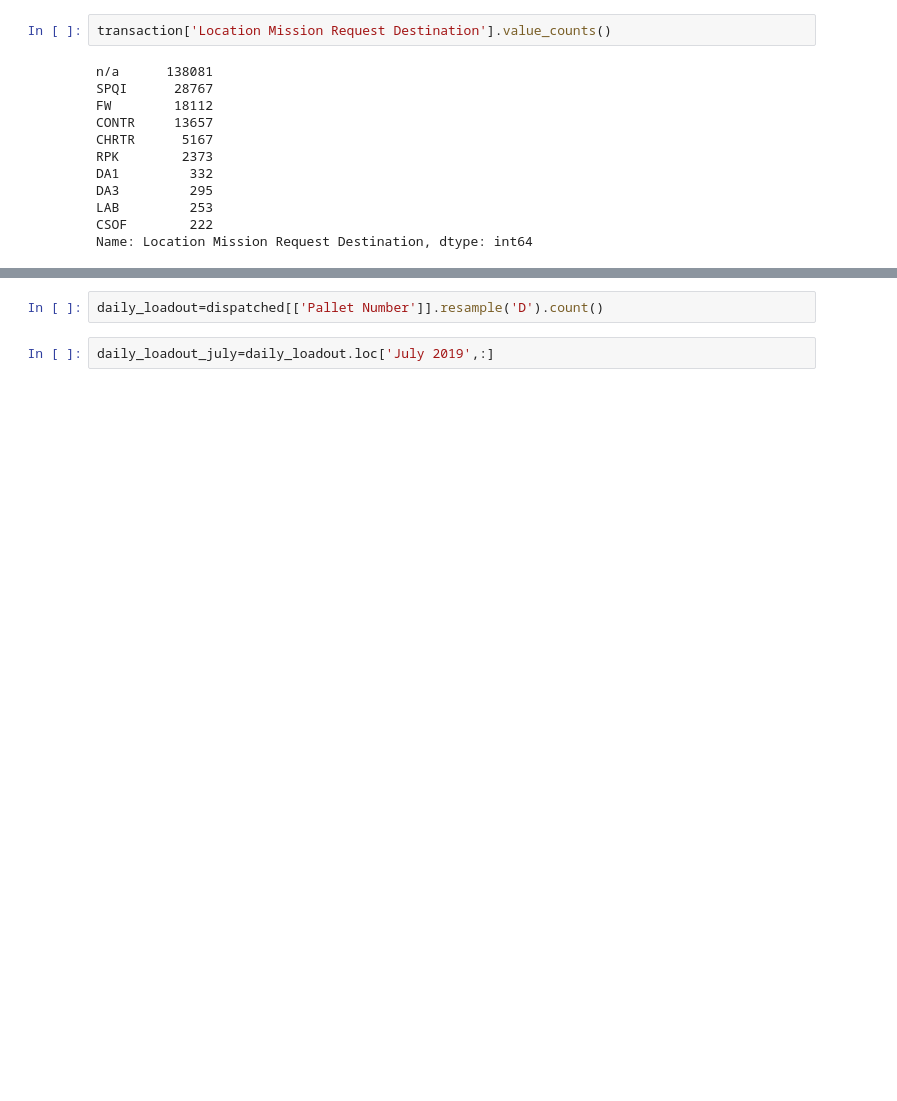
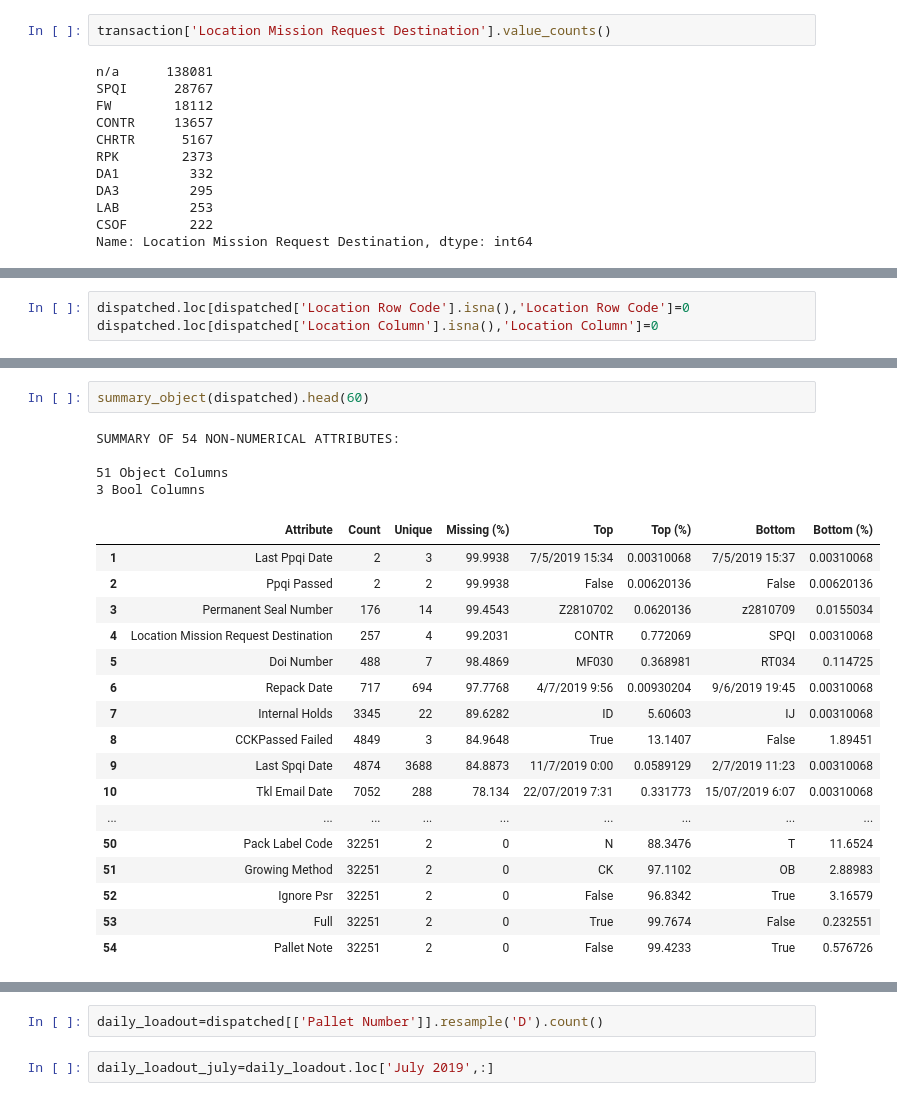
Before and after one commit to nanchin/Optimizing-Inventory-Goods-Movement, a Jupyter notebook: Week_2.ipynb, the cells around one changed output, grey strips where cells are left out. Drawn from its saved outputs; the diff is of its cells as text; blank space fills up the shorter version.

```diff
--- a/Week_2.ipynb
+++ b/Week_2.ipynb
@@ -1067,0 +1196,3 @@ SUMMARY OF 33 NON-NUMERICAL ATTRIBUTES:
+# %%
+dispatched.loc[dispatched['Location Row Code'].isna(),'Location Row Code']=0
+dispatched.loc[dispatched['Location Column'].isna(),'Location Column']=0
@@ -1067,0 +1221,24 @@ SUMMARY OF 33 NON-NUMERICAL ATTRIBUTES:
+# %%
+summary_object(dispatched).head(60)
+# %% [output]
+SUMMARY OF 54 NON-NUMERICAL ATTRIBUTES:
+
+51 Object Columns
+3 Bool Columns
+|  | Attribute | Count | Unique | Missing (%) | Top | Top (%) | Bottom | Bottom (%) |
+| 1 | Last Ppqi Date | 2 | 3 | 99.9938 | 7/5/2019 15:34 | 0.00310068 | 7/5/2019 15:37 | 0.00310068 |
+| 2 | Ppqi Passed | 2 | 2 | 99.9938 | False | 0.00620136 | False | 0.00620136 |
+| 3 | Permanent Seal Number | 176 | 14 | 99.4543 | Z2810702 | 0.0620136 | z2810709 | 0.0155034 |
+| 4 | Location Mission Request Destination | 257 | 4 | 99.2031 | CONTR | 0.772069 | SPQI | 0.00310068 |
+| 5 | Doi Number | 488 | 7 | 98.4869 | MF030 | 0.368981 | RT034 | 0.114725 |
+| 6 | Repack Date | 717 | 694 | 97.7768 | 4/7/2019 9:56 | 0.00930204 | 9/6/2019 19:45 | 0.00310068 |
+| 7 | Internal Holds | 3345 | 22 | 89.6282 | ID | 5.60603 | IJ | 0.00310068 |
+| 8 | CCKPassed Failed | 4849 | 3 | 84.9648 | True | 13.1407 | False | 1.89451 |
+| 9 | Last Spqi Date | 4874 | 3688 | 84.8873 | 11/7/2019 0:00 | 0.0589129 | 2/7/2019 11:23 | 0.00310068 |
+| 10 | Tkl Email Date | 7052 | 288 | 78.134 | 22/07/2019 7:31 | 0.331773 | 15/07/2019 6:07 | 0.00310068 |
+| ... | ... | ... | ... | ... | ... | ... | ... | ... |
+| 50 | Pack Label Code | 32251 | 2 | 0 | N | 88.3476 | T | 11.6524 |
+| 51 | Growing Method | 32251 | 2 | 0 | CK | 97.1102 | OB | 2.88983 |
+| 52 | Ignore Psr | 32251 | 2 | 0 | False | 96.8342 | True | 3.16579 |
+| 53 | Full | 32251 | 2 | 0 | True | 99.7674 | False | 0.232551 |
+| 54 | Pallet Note | 32251 | 2 | 0 | False | 99.4233 | True | 0.576726 |
```
Also changed, not shown: parts of 45 cells of this notebook.
